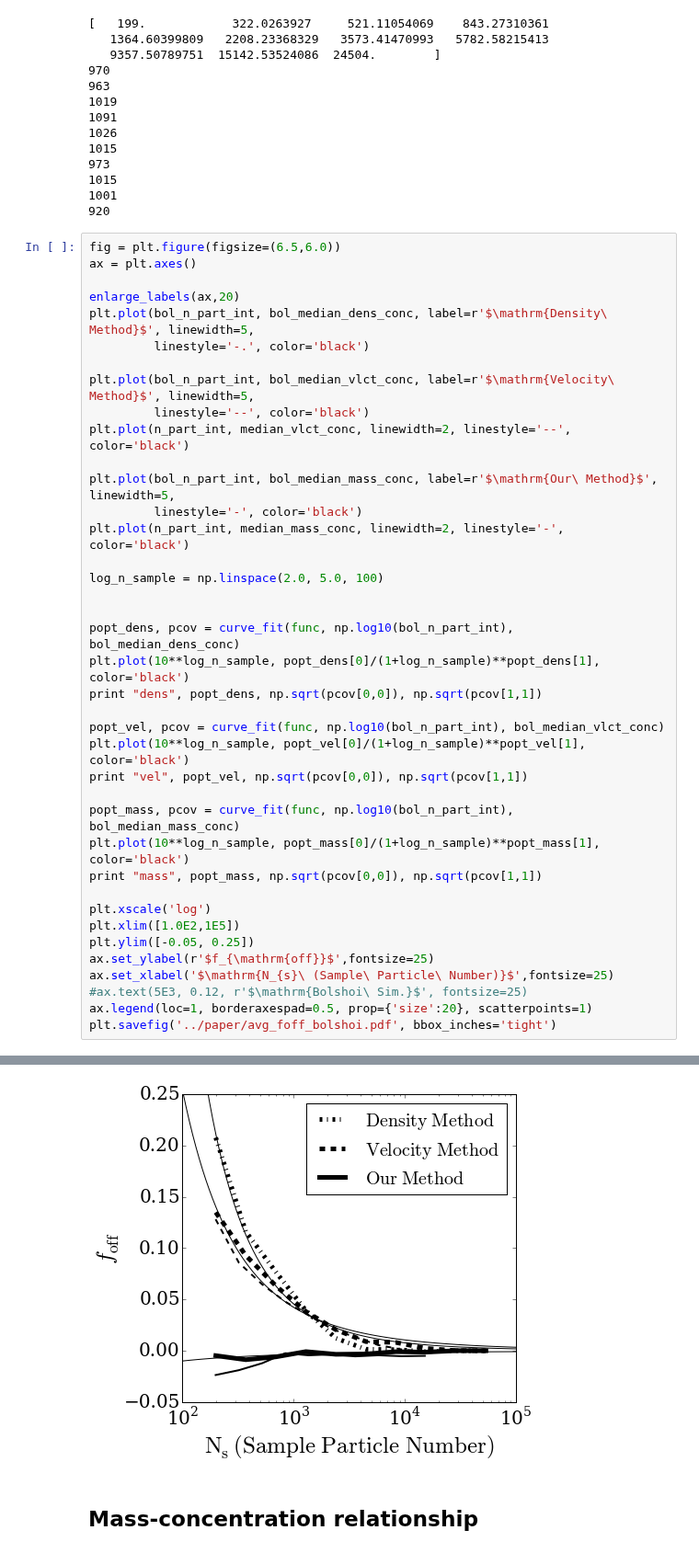
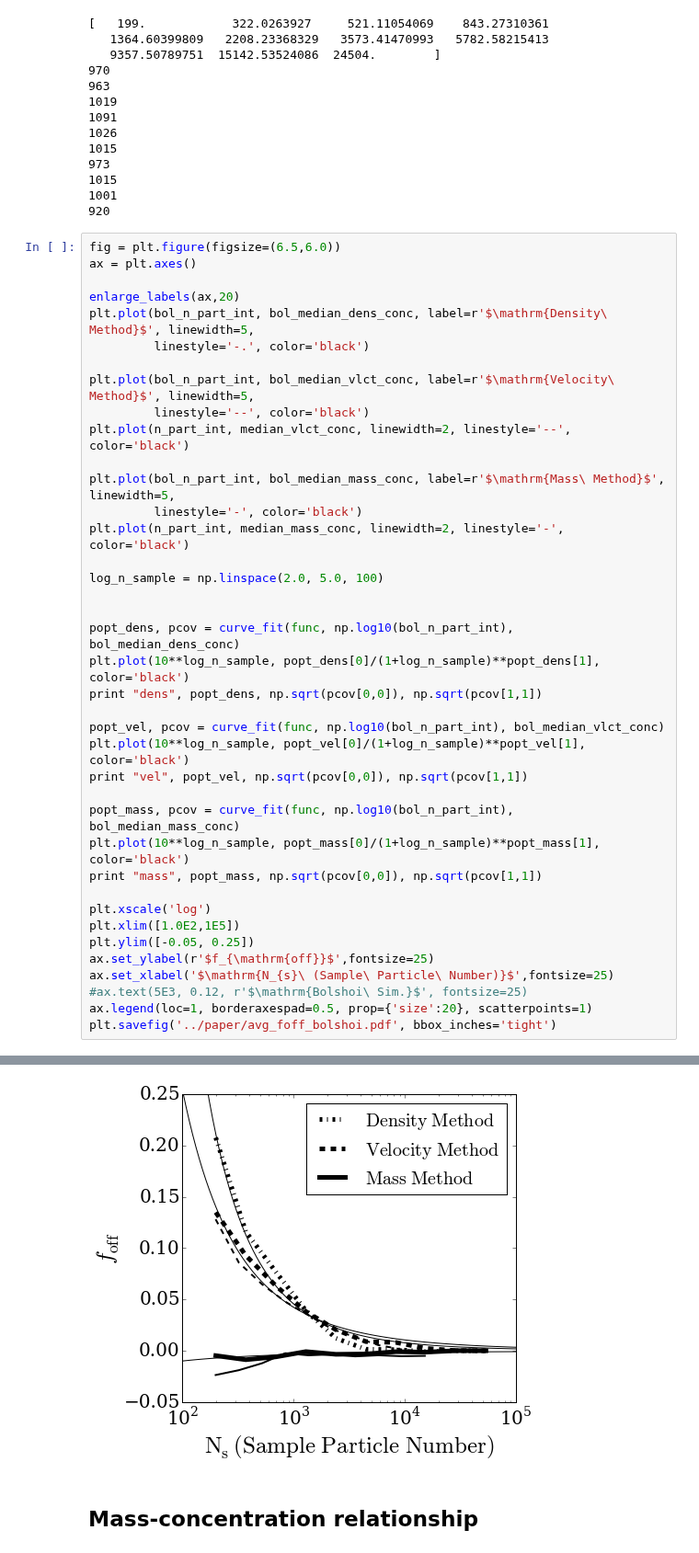
Before and after one commit to astroandes/MACH, a Jupyter notebook: plots/ComparisonPlots.ipynb, the cells around one changed output, grey strips where cells are left out. Shown at 92% size. Saved outputs shown, nothing was run; the diff lists cells and outputs as text.

Commit message:
changing labels

```diff
--- a/plots/ComparisonPlots.ipynb
+++ b/plots/ComparisonPlots.ipynb
@@ -270,38 +270,38 @@ plt.plot(bol_n_part_int, bol_median_vlct_conc, label=r'$\mathrm{Velocity\ Method
          linestyle='--', color='black')
 plt.plot(n_part_int, median_vlct_conc, linewidth=2, linestyle='--', color='black')
 
-plt.plot(bol_n_part_int, bol_median_mass_conc, label=r'$\mathrm{Our\ Method}$', linewidth=5,
+plt.plot(bol_n_part_int, bol_median_mass_conc, label=r'$\mathrm{Mass\ Method}$', linewidth=5,
          linestyle='-', color='black')
 plt.plot(n_part_int, median_mass_conc, linewidth=2, linestyle='-', color='black')
 
 log_n_sample = np.linspace(2.0, 5.0, 100)
 
 
 popt_dens, pcov = curve_fit(func, np.log10(bol_n_part_int), bol_median_dens_conc)
 plt.plot(10**log_n_sample, popt_dens[0]/(1+log_n_sample)**popt_dens[1], color='black')
 print "dens", popt_dens, np.sqrt(pcov[0,0]), np.sqrt(pcov[1,1])
 
 popt_vel, pcov = curve_fit(func, np.log10(bol_n_part_int), bol_median_vlct_conc)
 plt.plot(10**log_n_sample, popt_vel[0]/(1+log_n_sample)**popt_vel[1], color='black')
 print "vel", popt_vel, np.sqrt(pcov[0,0]), np.sqrt(pcov[1,1])
 
 popt_mass, pcov = curve_fit(func, np.log10(bol_n_part_int), bol_median_mass_conc)
 plt.plot(10**log_n_sample, popt_mass[0]/(1+log_n_sample)**popt_mass[1], color='black')
 print "mass", popt_mass, np.sqrt(pcov[0,0]), np.sqrt(pcov[1,1])
 
 plt.xscale('log')
 plt.xlim([1.0E2,1E5])
 plt.ylim([-0.05, 0.25])
 ax.set_ylabel(r'$f_{\mathrm{off}}$',fontsize=25)
 ax.set_xlabel('$\mathrm{N_{s}\ (Sample\ Particle\ Number)}$',fontsize=25)
 #ax.text(5E3, 0.12, r'$\mathrm{Bolshoi\ Sim.}$', fontsize=25)
 ax.legend(loc=1, borderaxespad=0.5, prop={'size':20}, scatterpoints=1)
 plt.savefig('../paper/avg_foff_bolshoi.pdf', bbox_inches='tight')
 # %% [output]
 dens [ 2842.24795325     7.9625717 ] 1900.51861907 0.54369010993
 vel [ 239.57791966    6.23327676] 131.065639658 0.438182144099
 mass [-0.46422005  3.4917873 ] 0.799844239672 1.31088894706
-[figure, old version]
+[figure, new version]
 # %% [markdown]
 ## Mass-concentration relationship
 # %%
```
Also changed, not shown: parts of 3 cells of this notebook.
